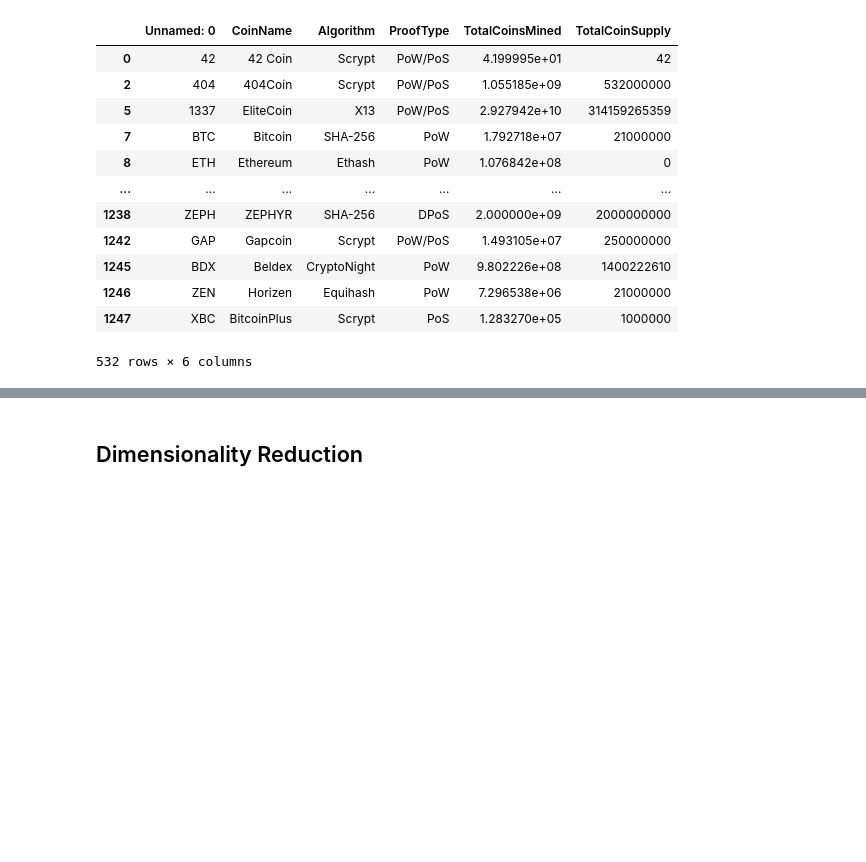
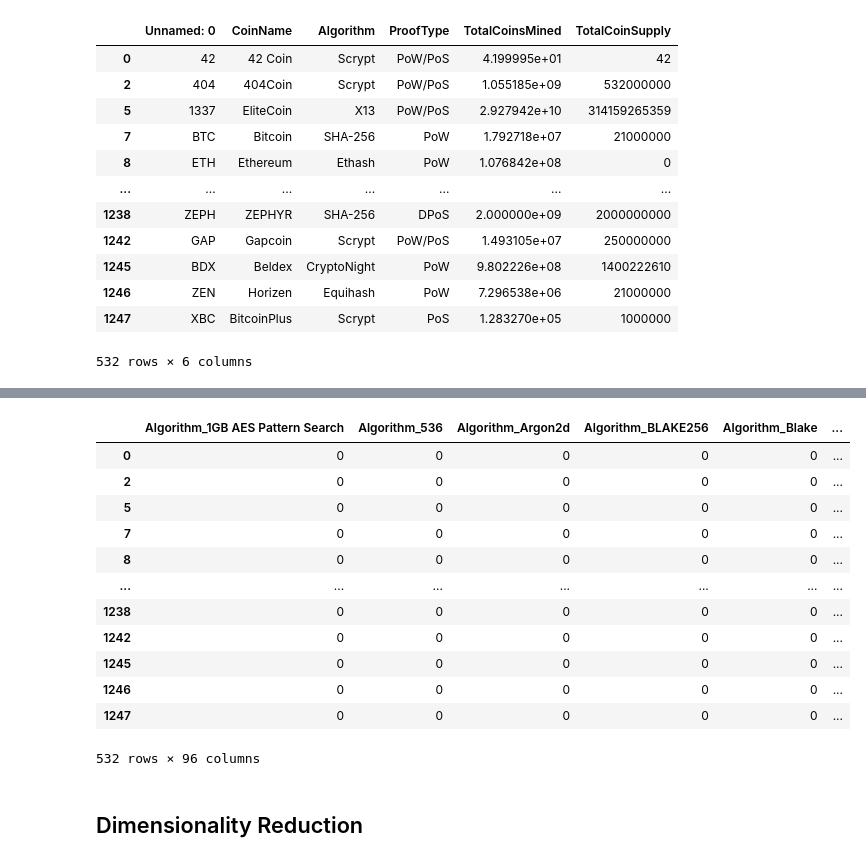
Before and after one commit to michelleherman13/unsupervised-learning-challenge, a Jupyter notebook: crypto.ipynb, the cells around one changed output, grey strips where cells are left out. Drawn from its saved outputs; the diff is of its cells as text; code cells hidden in the pictures; blank space fills up the shorter version.

```diff
--- a/crypto.ipynb
+++ b/crypto.ipynb
@@ -68,7 +73,10 @@ df
 | 1246 | ZEN | Horizen | Equihash | PoW | 7.296538e+06 | 21000000 |
 | 1247 | XBC | BitcoinPlus | Scrypt | PoS | 1.283270e+05 | 1000000 |
 532 rows × 6 columns
+# %%
+crypto_df=df
 # %%
-#In order for your dataset to be comprehensible to a machine learning algorithm, its data should be numeric.
-#Since the coin names do not contribute to the analysis of the data,
+#In order for your dataset to be comprehensible to a machine learning algorithm, its data should be numeric
 #delete the CoinName from the original dataframe.
+crypto_df.drop(columns=["Unnamed: 0", "CoinName"], inplace=True)
+crypto_df
@@ -75,6 +97,21 @@ df
 # %%
 #Your next step in data preparation is to convert the remaining features with text values, Algorithm and ProofType,
-#into numerical data. To accomplish this task, use Pandas to create dummy variables. Examine the number of rows and
-#columns of your dataset now. How did they change?
+#into numerical data. Use Pandas to create dummy variables. Examine the number of rows and columns of your dataset now
+crypto_data=pd.get_dummies(crypto_df[['Algorithm', 'ProofType']])
+crypto_data
+# %% [output]
+|  | Algorithm_1GB AES Pattern Search | Algorithm_536 | Algorithm_Argon2d | Algorithm_BLAKE256 | Algorithm_Blake | ... |
+| 0 | 0 | 0 | 0 | 0 | 0 | ... |
+| 2 | 0 | 0 | 0 | 0 | 0 | ... |
+| 5 | 0 | 0 | 0 | 0 | 0 | ... |
+| 7 | 0 | 0 | 0 | 0 | 0 | ... |
+| 8 | 0 | 0 | 0 | 0 | 0 | ... |
+| ... | ... | ... | ... | ... | ... | ... |
+| 1238 | 0 | 0 | 0 | 0 | 0 | ... |
+| 1242 | 0 | 0 | 0 | 0 | 0 | ... |
+| 1245 | 0 | 0 | 0 | 0 | 0 | ... |
+| 1246 | 0 | 0 | 0 | 0 | 0 | ... |
+| 1247 | 0 | 0 | 0 | 0 | 0 | ... |
+532 rows × 96 columns
 # %%
 #Standardize your dataset so that columns that contain larger values do not unduly influence the outcome.
```
Also changed, not shown: parts of 11 cells of this notebook, 1 other file.
